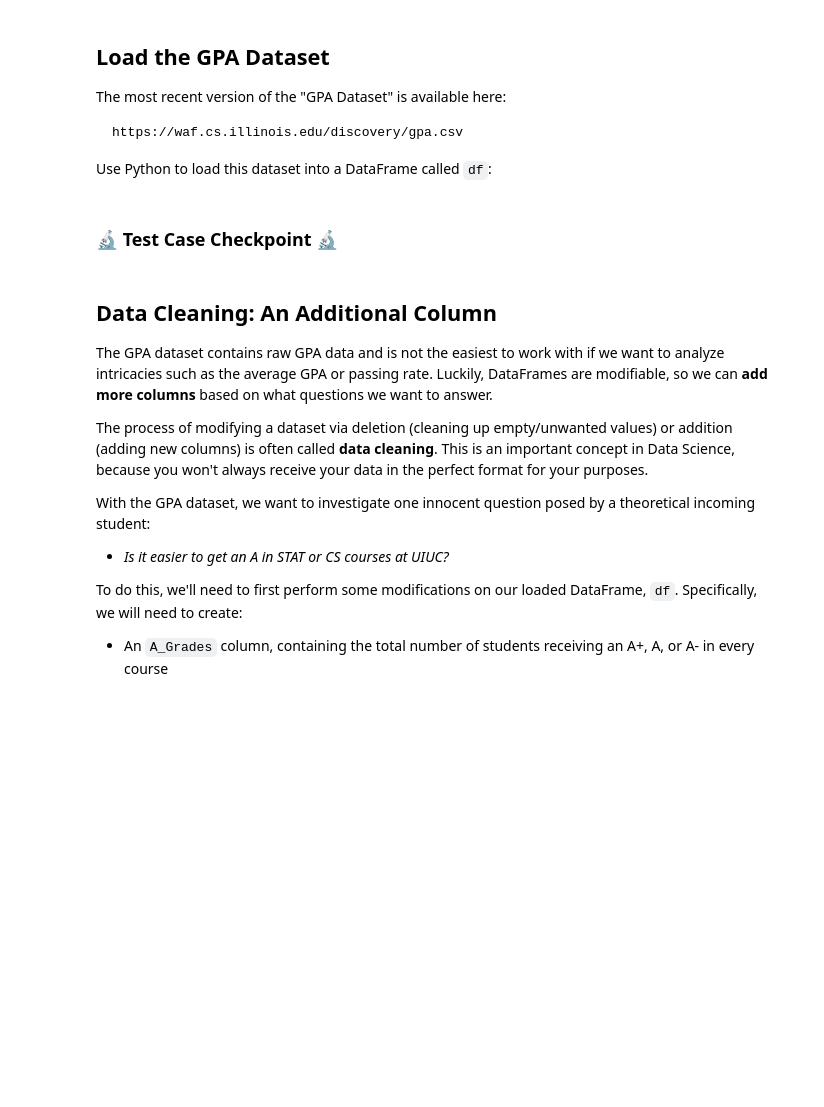
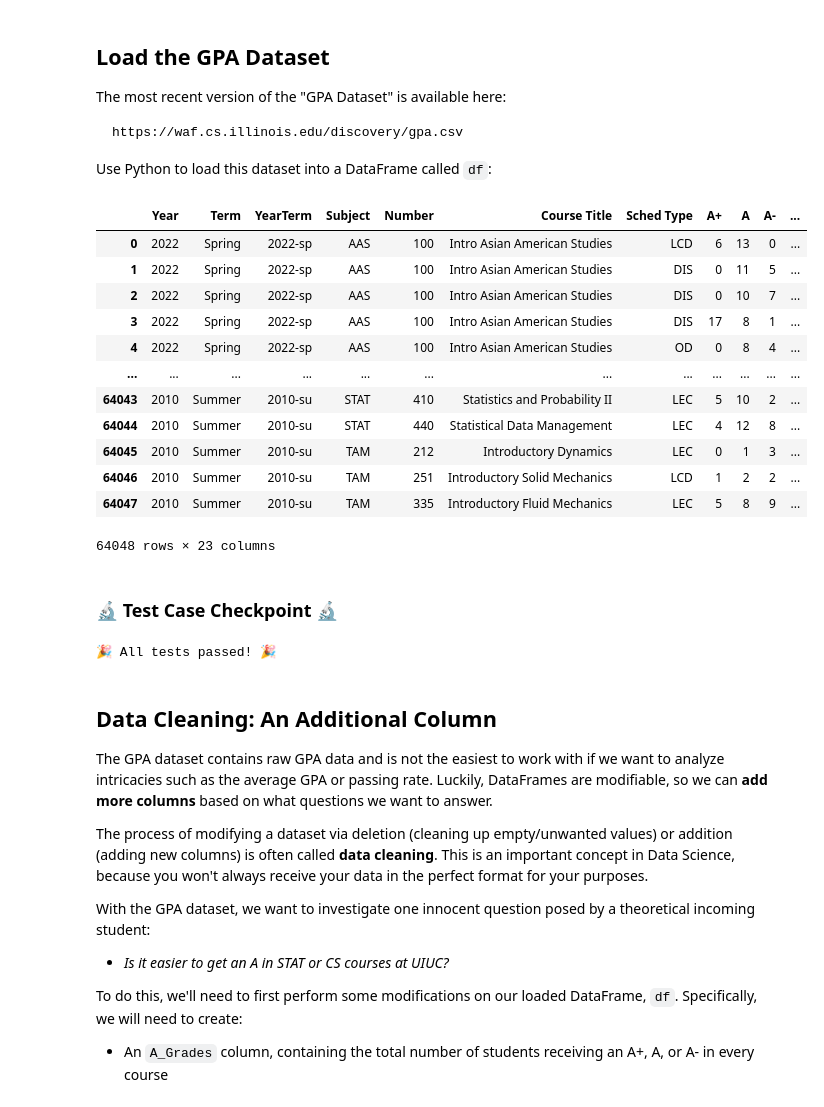
Before and after one commit to ryguy2k4/stat107, a Jupyter notebook: lab_simpsons_paradox/lab_simpsons_paradox.ipynb, the cells around one changed output. Saved outputs shown, nothing was run; the diff lists cells and outputs as text; code cells hidden in the pictures; blank space fills up the shorter version.

```diff
--- a/lab_simpsons_paradox/lab_simpsons_paradox.ipynb
+++ b/lab_simpsons_paradox/lab_simpsons_paradox.ipynb
@@ -57,3 +56,21 @@ Use Python to load this dataset into a DataFrame called `df`:
+# %%
+import pandas as pd
+df = pd.read_csv("https://waf.cs.illinois.edu/discovery/gpa.csv")
+df
+# %% [output]
+|  | Year | Term | YearTerm | Subject | Number | Course Title | Sched Type | A+ | A | A- | ... |
+| 0 | 2022 | Spring | 2022-sp | AAS | 100 | Intro Asian American Studies | LCD | 6 | 13 | 0 | ... |
+| 1 | 2022 | Spring | 2022-sp | AAS | 100 | Intro Asian American Studies | DIS | 0 | 11 | 5 | ... |
+| 2 | 2022 | Spring | 2022-sp | AAS | 100 | Intro Asian American Studies | DIS | 0 | 10 | 7 | ... |
+| 3 | 2022 | Spring | 2022-sp | AAS | 100 | Intro Asian American Studies | DIS | 17 | 8 | 1 | ... |
+| 4 | 2022 | Spring | 2022-sp | AAS | 100 | Intro Asian American Studies | OD | 0 | 8 | 4 | ... |
+| ... | ... | ... | ... | ... | ... | ... | ... | ... | ... | ... | ... |
+| 64043 | 2010 | Summer | 2010-su | STAT | 410 | Statistics and Probability II | LEC | 5 | 10 | 2 | ... |
+| 64044 | 2010 | Summer | 2010-su | STAT | 440 | Statistical Data Management | LEC | 4 | 12 | 8 | ... |
+| 64045 | 2010 | Summer | 2010-su | TAM | 212 | Introductory Dynamics | LEC | 0 | 1 | 3 | ... |
+| 64046 | 2010 | Summer | 2010-su | TAM | 251 | Introductory Solid Mechanics | LCD | 1 | 2 | 2 | ... |
+| 64047 | 2010 | Summer | 2010-su | TAM | 335 | Introductory Fluid Mechanics | LEC | 5 | 8 | 9 | ... |
+64048 rows × 23 columns
 # %% [markdown]
 ### 🔬 Test Case Checkpoint 🔬
 # %%
@@ -67,6 +84,8 @@ assert(len(df) == 64048 ), "This is not the GPA dataset you're looking for"
 # You will only see this message (with the emoji showing) if you passed all test cases:
 tada = "\N{PARTY POPPER}"
 print(f"{tada} All tests passed! {tada}")
+# %% [output]
+🎉 All tests passed! 🎉
 # %% [markdown]
 ## Data Cleaning: An Additional Column
 
```
Also changed, not shown: parts of 40 cells of this notebook.
